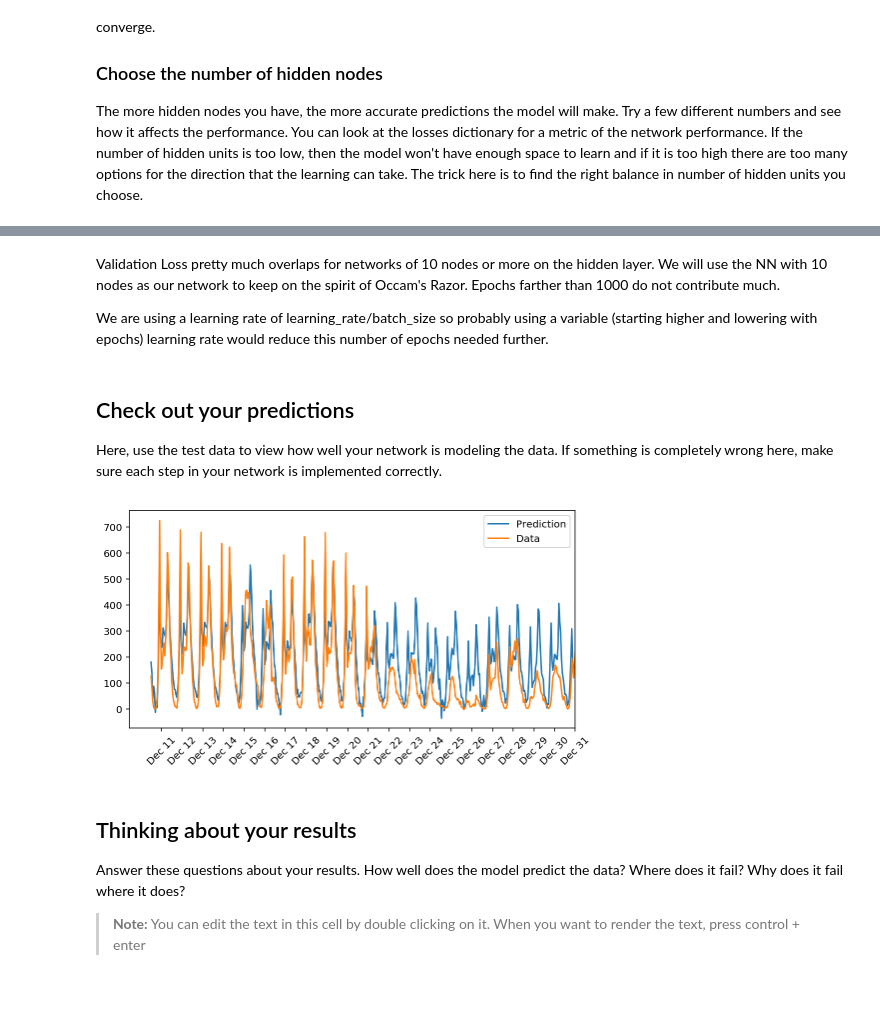
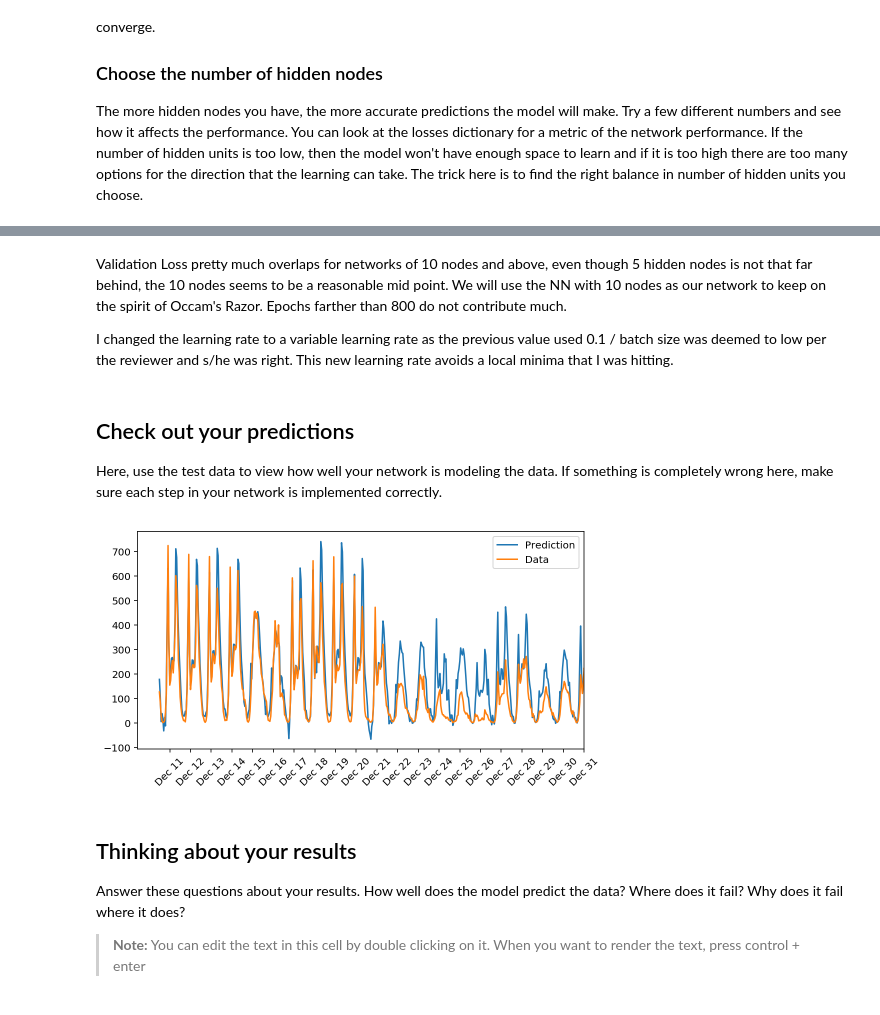
Before and after one commit to filintod/dlnd_p1, a Jupyter notebook: dlnd-your-first-neural-network.ipynb, the cells around one changed output, grey strips where cells are left out. Saved outputs shown, nothing was run; the diff lists cells and outputs as text; code cells hidden in the pictures.

Commit message:
change learning rate to be exponentially decreasing depending on the number of epochs

```diff
--- a/dlnd-your-first-neural-network.ipynb
+++ b/dlnd-your-first-neural-network.ipynb
@@ -245,7 +254,7 @@ plt.ylim(ymax=1)
 # %% [markdown]
-Validation Loss pretty much overlaps for networks of 10 nodes or more on the hidden layer.  We will use the NN with 10 nodes as our network to keep on the spirit of Occam's Razor.  Epochs farther than 1000 do not contribute much.
+Validation Loss pretty much overlaps for networks of 10 nodes and above, even though 5 hidden nodes is not that far behind, the 10 nodes seems to be a reasonable mid point.  We will use the NN with 10 nodes as our network to keep on the spirit of Occam's Razor.  Epochs farther than 800 do not contribute much.
 
-We are using a learning rate of learning_rate/batch_size so probably using a variable (starting higher and lowering with epochs) learning rate would reduce this number of epochs needed further.
+I changed the learning rate to a variable learning rate as the previous value used 0.1 / batch size was deemed to low per the reviewer and s/he was right.   This new learning rate avoids a local minima that I was hitting.
 # %% [markdown]
 ## Check out your predictions
 
@@ -253,19 +262,19 @@ Here, use the test data to view how well your network is modeling the data. If s
 # %%
 fig, ax = plt.subplots(figsize=(8,4))
 
 mean, std = scaled_features['cnt']
-predictions = networks[10].run(test_features)*std + mean
+predictions = networks[5].run(test_features)*std + mean
 ax.plot(predictions[0], label='Prediction')
 ax.plot((test_targets['cnt']*std + mean).values, label='Data')
 ax.set_xlim(right=len(predictions))
 ax.legend()
 
 dates = pd.to_datetime(rides.ix[test_data.index]['dteday'])
 dates = dates.apply(lambda d: d.strftime('%b %d'))
 ax.set_xticks(np.arange(len(dates))[12::24])
 _ = ax.set_xticklabels(dates[12::24], rotation=45)
 # %% [output]
-[figure, old version]
+[figure, new version]
 # %% [markdown]
 ## Thinking about your results
 
```
Also changed, not shown: parts of 4 cells of this notebook, 1 other file.
